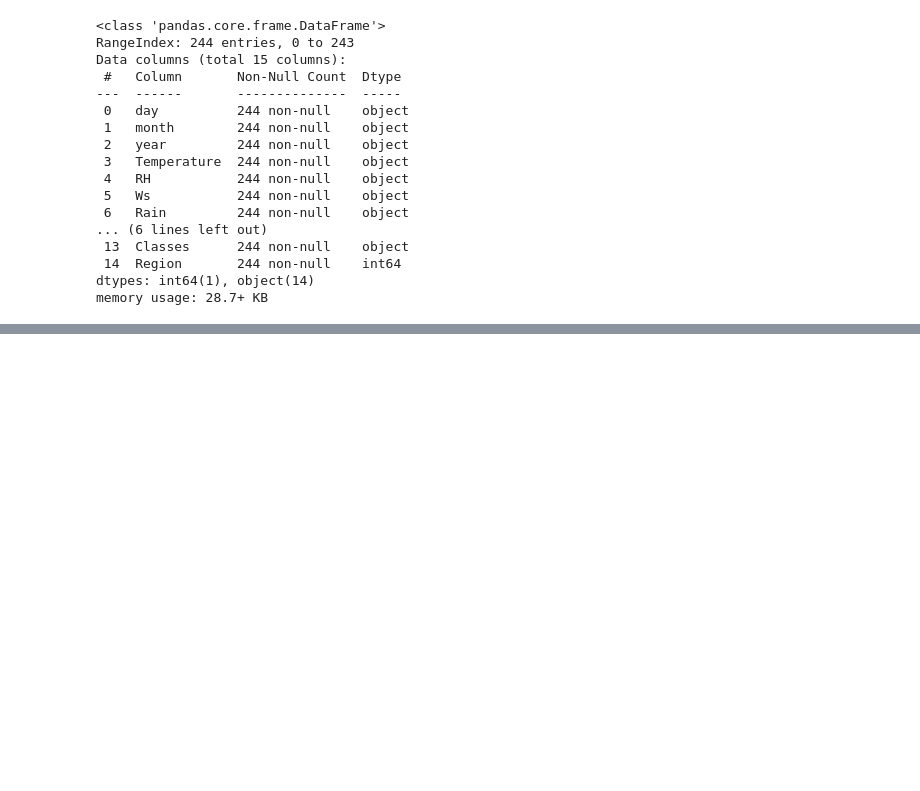
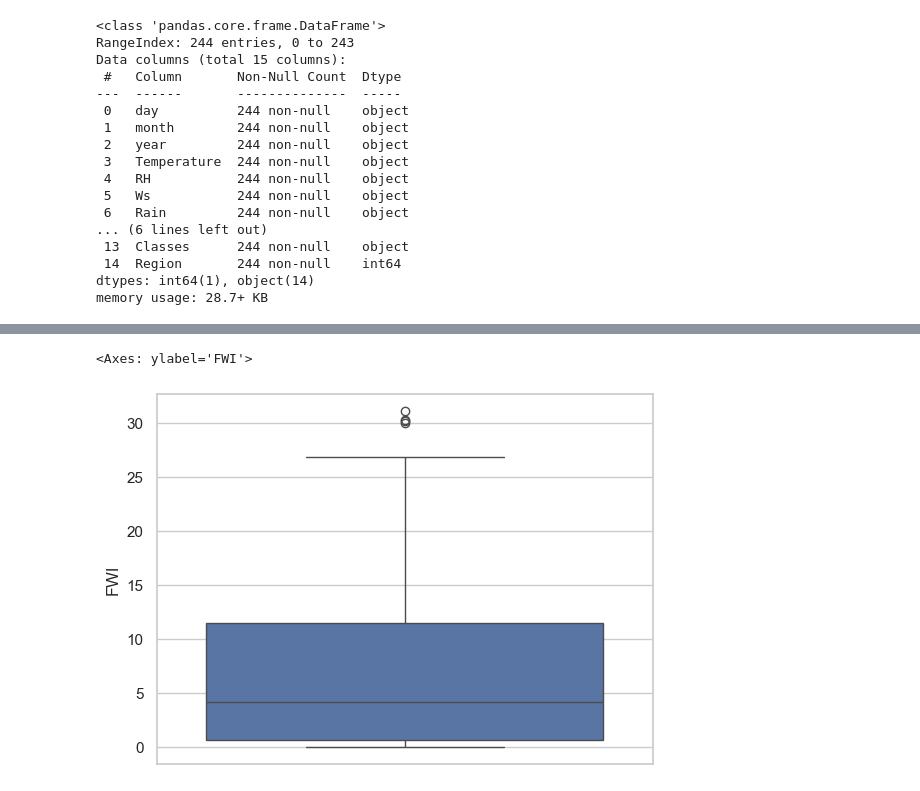
Before and after one commit to abhishekpr13/code, a Jupyter notebook: New_MLProject/EDA_Data.ipynb, the cells around one changed output, grey strips where cells are left out. Saved outputs shown, nothing was run; the diff lists cells and outputs as text; code cells hidden in the pictures; blank space fills up the shorter version.

```diff
--- a/New_MLProject/EDA_Data.ipynb
+++ b/New_MLProject/EDA_Data.ipynb
@@ -224,0 +402,6 @@ ValueError: invalid literal for int() with base 10: 'day'
+# %%
+#box plot
+sns.boxplot(df['FWI'])
+# %% [output]
+<Axes: ylabel='FWI'>
+[figure, added]
```
Also changed, not shown: parts of 24 cells of this notebook, 2 other files.
